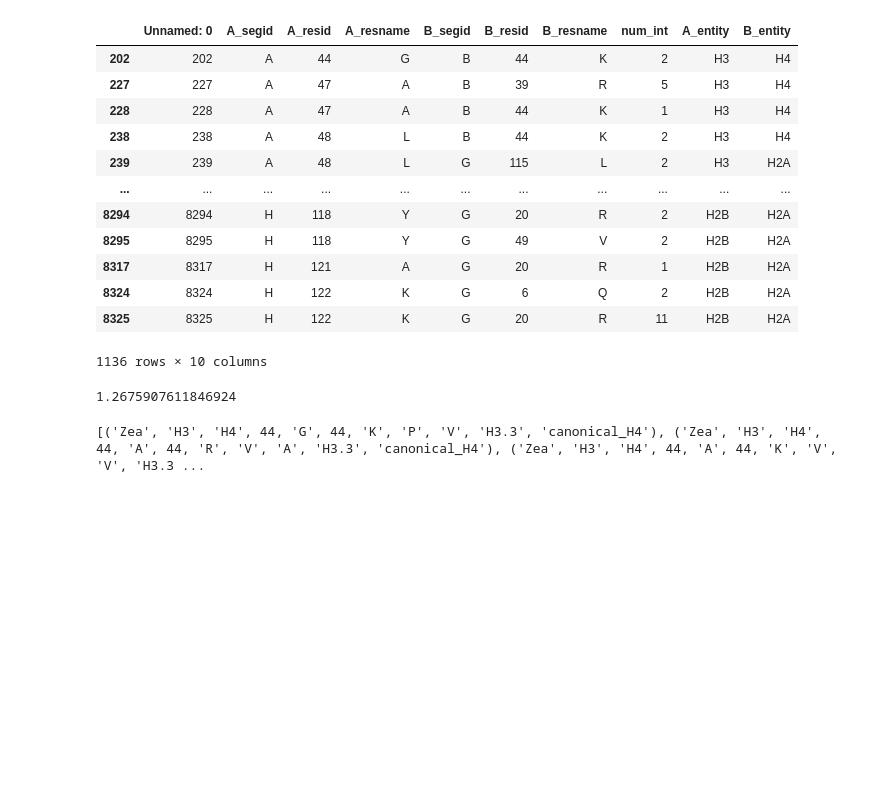
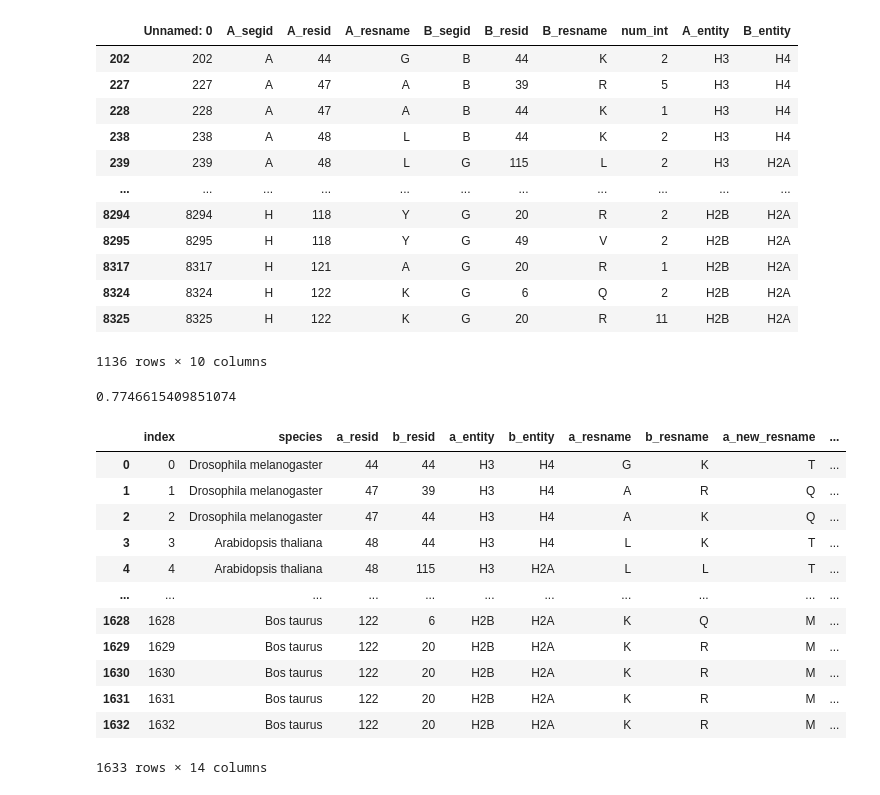
Before and after one commit to d-ryabov-biomsu/bio_practice, a Jupyter notebook: find_coev/find_coev.ipynb, the cells around one changed output. Saved outputs shown, nothing was run; the diff lists cells and outputs as text; code cells hidden in the pictures; blank space fills up the shorter version.

```diff
--- a/find_coev/find_coev.ipynb
+++ b/find_coev/find_coev.ipynb
@@ -248,0 +258,14 @@ H1.0
+# %%
+def get_variant(acc, df):
+    request = df.loc[df['accession'] == acc]['variant']
+    try:
+        variant = request.iloc[0]
+    except IndexError:
+        print('error, skip', acc, request)
+        return False
+    else:
+        return variant
+
+
+a = get_variant('NP_188703.1', his_table)
+print(a)
@@ -296,7 +338,7 @@ print(id_counter)
 # %%
 # read contact table and delit letters p and d from histone names
 
-conts = pd.read_csv('histone_contacts.csv')
+conts = pd.read_csv('../histone_contacts.csv')
 conts = conts[(conts['A_entity'] != conts['B_entity'])]
 
 conts['A_entity'] = [his[:-1] for his in conts['A_entity']]
@@ -321,14 +363,17 @@ conts
 
 start = t.time()
 
-# res_list = [[] for k in range(len(conts))]
-res_list = []
+
+res_dict = {key: [] for key in ['species', 'a_resid', 'b_resid', 'a_entity', 'b_entity', 'a_resname',\
+                        'b_resname', 'a_new_resname', 'b_new_resname', 'a_variant', 'b_variant',\
+                               'a_accsession', 'b_accsession']}
 
 i = -1
 
 for j, row in conts.iterrows():
     a_his, b_his = row[8], row[9]
     a_resi, b_resi = row[2] - 1, row[5] - 1
+    a_resid, b_resid = row['A_resid'], row['B_resid']
     a_resname, b_resname = row[3], row[6]
     a_start, b_start = rests[a_his], rests[b_his]
     a_stop, b_stop = id_counter[a_his], id_counter[b_his]
@@ -341,7 +386,7 @@ for j, row in conts.iterrows():
         try:
             a_new_resname = a_seq[a_node.res_ind[a_resi]]
         except IndexError:
-            pass
+            continue
         else:
             if a_new_resname != a_resname:
 
@@ -352,22 +397,37 @@ for j, row in conts.iterrows():
                     try:
                         b_new_resname = b_seq[b_node.res_ind[b_resi]]
                     except IndexError:
-                        pass
+                        continue
                     else:
-                        if b_new_resname != b_resname and a_node.species == b_node.species:
-                            # res_list[i]
-                            res_list.append((species, a_his, b_his,
-                                                 a_resid, a_resname, b_resid, b_resname,
-                                                a_new_resname, b_new_resname,
-                                                a_node.variant, b_node.variant))
+                        if b_new_resname != a_new_resname and a_node.species == b_node.species:
+                            res_tup = (a_node.species, a_resid, b_resid, a_his, b_his,
+                                                 a_resname, b_resname, a_new_resname, b_new_resname,
+                                       a_node.variant, b_node.variant, a_node.value.id, b_node.value.id)
+
+                            for item, key in zip(res_tup, res_dict):
+                                res_dict[key].append(item)
+
 
 print(t.time() - start)
 
 # scrypt returns species, contacting histones in 1KX5, position and residue of each histone in 1KX5,
 # new residues and replaced hisone variants
 # %% [output]
-1.2675907611846924
+0.7746615409851074
-# %%
-print(res_list[:10])
-# %% [output]
-[('Zea', 'H3', 'H4', 44, 'G', 44, 'K', 'P', 'V', 'H3.3', 'canonical_H4'), ('Zea', 'H3', 'H4', 44, 'A', 44, 'R', 'V', 'A', 'H3.3', 'canonical_H4'), ('Zea', 'H3', 'H4', 44, 'A', 44, 'K', 'V', 'V', 'H3.3 ...
+# %%
+res = pd.DataFrame(res_dict).reset_index()
+res
+# %% [output]
+|  | index | species | a_resid | b_resid | a_entity | b_entity | a_resname | b_resname | a_new_resname | ... |
+| 0 | 0 | Drosophila melanogaster | 44 | 44 | H3 | H4 | G | K | T | ... |
+| 1 | 1 | Drosophila melanogaster | 47 | 39 | H3 | H4 | A | R | Q | ... |
+| 2 | 2 | Drosophila melanogaster | 47 | 44 | H3 | H4 | A | K | Q | ... |
+| 3 | 3 | Arabidopsis thaliana | 48 | 44 | H3 | H4 | L | K | T | ... |
+| 4 | 4 | Arabidopsis thaliana | 48 | 115 | H3 | H2A | L | L | T | ... |
+| ... | ... | ... | ... | ... | ... | ... | ... | ... | ... | ... |
+| 1628 | 1628 | Bos taurus | 122 | 6 | H2B | H2A | K | Q | M | ... |
+| 1629 | 1629 | Bos taurus | 122 | 20 | H2B | H2A | K | R | M | ... |
+| 1630 | 1630 | Bos taurus | 122 | 20 | H2B | H2A | K | R | M | ... |
+| 1631 | 1631 | Bos taurus | 122 | 20 | H2B | H2A | K | R | M | ... |
+| 1632 | 1632 | Bos taurus | 122 | 20 | H2B | H2A | K | R | M | ... |
+1633 rows × 14 columns
```
Also changed, not shown: parts of 7 cells of this notebook.
